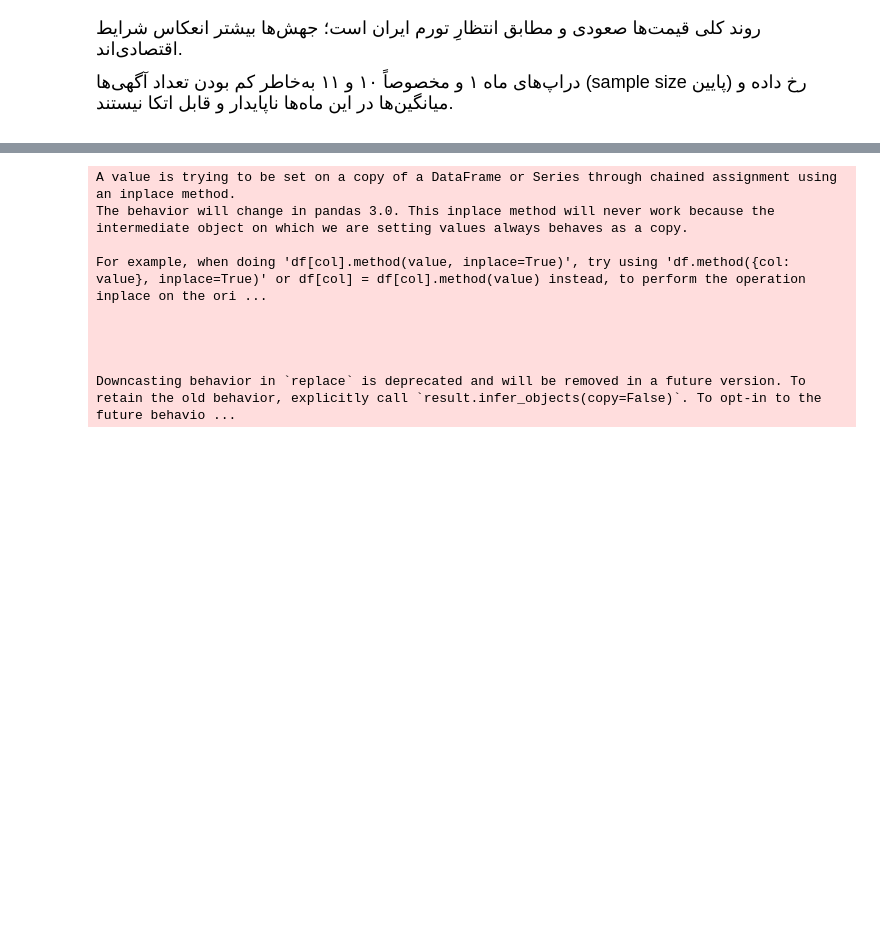
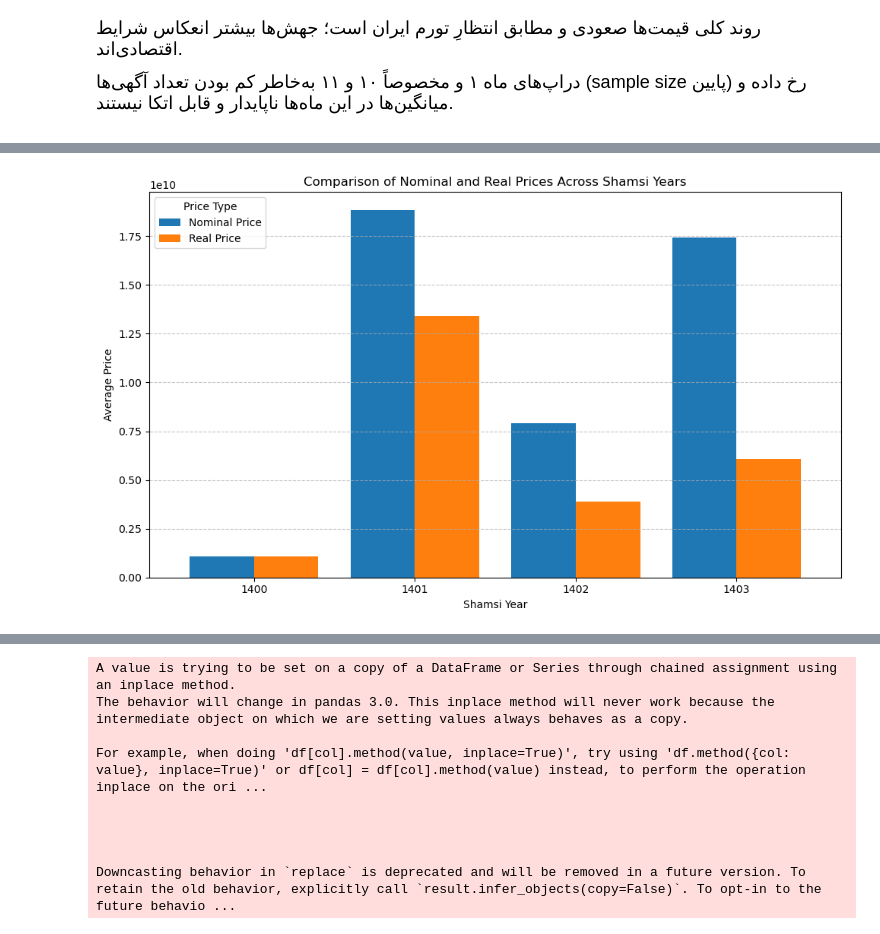
Before and after one commit to Navidbyti/real-estate-ml-project, a Jupyter notebook: 1-Questions/questions-final.ipynb, the cells around one changed output, grey strips where cells are left out. Saved outputs shown, nothing was run; the diff lists cells and outputs as text; code cells hidden in the pictures; blank space fills up the shorter version.

```diff
--- a/1-Questions/questions-final.ipynb
+++ b/1-Questions/questions-final.ipynb
@@ -266,0 +363,8 @@ fig.show()
+# %%
+target_shamsi_years = [1400, 1401, 1402, 1403]
+df_divar_filtered = df_divar[df_divar['year_shamsi'].isin(target_shamsi_years)]
+
+print("Shape of df_divar_filtered after filtering by Shamsi years:")
+print(df_divar_filtered.shape)
+print("\nUnique Shamsi years in filtered DataFrame:")
+print(df_divar_filtered['year_shamsi'].unique())
@@ -266,0 +406,5 @@ fig.show()
+# %%
+nominal_prices_raw = df_divar_filtered.groupby('year_shamsi')['price_value'].mean()
+
+print("Mean nominal 'price_value' per Shamsi year:")
+print(nominal_prices_raw)
@@ -266,0 +421,7 @@ fig.show()
+# %%
+inflation_factors_series = pd.Series(cumulative_inflation_factors)
+
+real_prices_raw = nominal_prices_raw / inflation_factors_series
+
+print("Mean real 'price_value' per Shamsi year (adjusted for inflation):")
+print(real_prices_raw)
@@ -266,0 +466,10 @@ fig.show()
+# %%
+import matplotlib.pyplot as plt
+
+comparison_df = pd.DataFrame({
+    'Nominal Price': nominal_prices_raw,
+    'Real Price': real_prices_raw
+})
+
+print("Comparison DataFrame:")
+print(comparison_df)
@@ -266,0 +484,14 @@ fig.show()
+# %%
+plt.figure(figsize=(10, 6))
+comparison_df.plot(kind='bar', ax=plt.gca(), width=0.8)
+
+plt.title('Comparison of Nominal and Real Prices Across Shamsi Years')
+plt.xlabel('Shamsi Year')
+plt.ylabel('Average Price')
+plt.xticks(rotation=0)
+plt.legend(title='Price Type')
+plt.grid(axis='y', linestyle='--', alpha=0.7)
+plt.tight_layout()
+plt.show()
+# %% [output]
+[figure, added]
```
Also changed, not shown: parts of 33 cells of this notebook.
